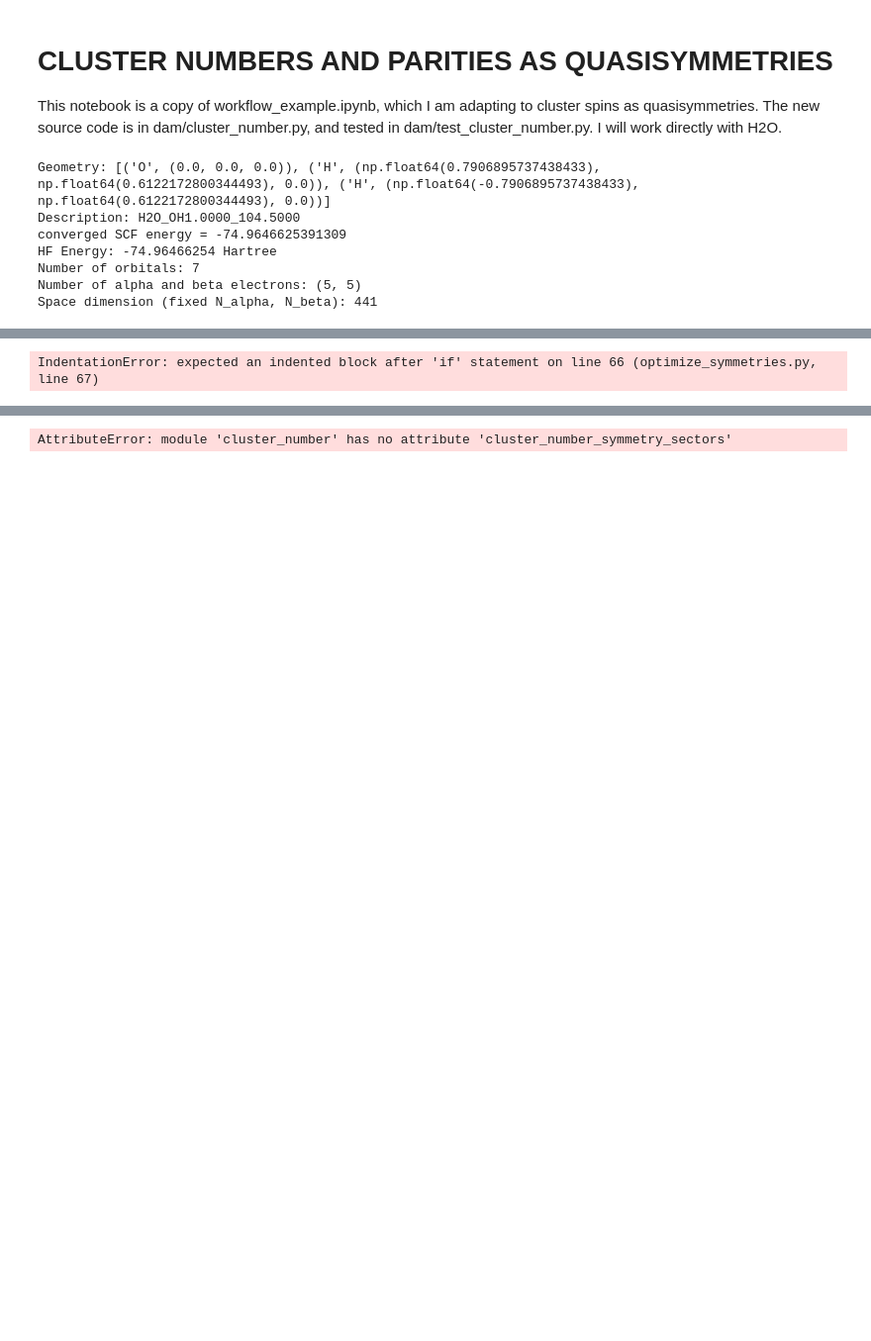
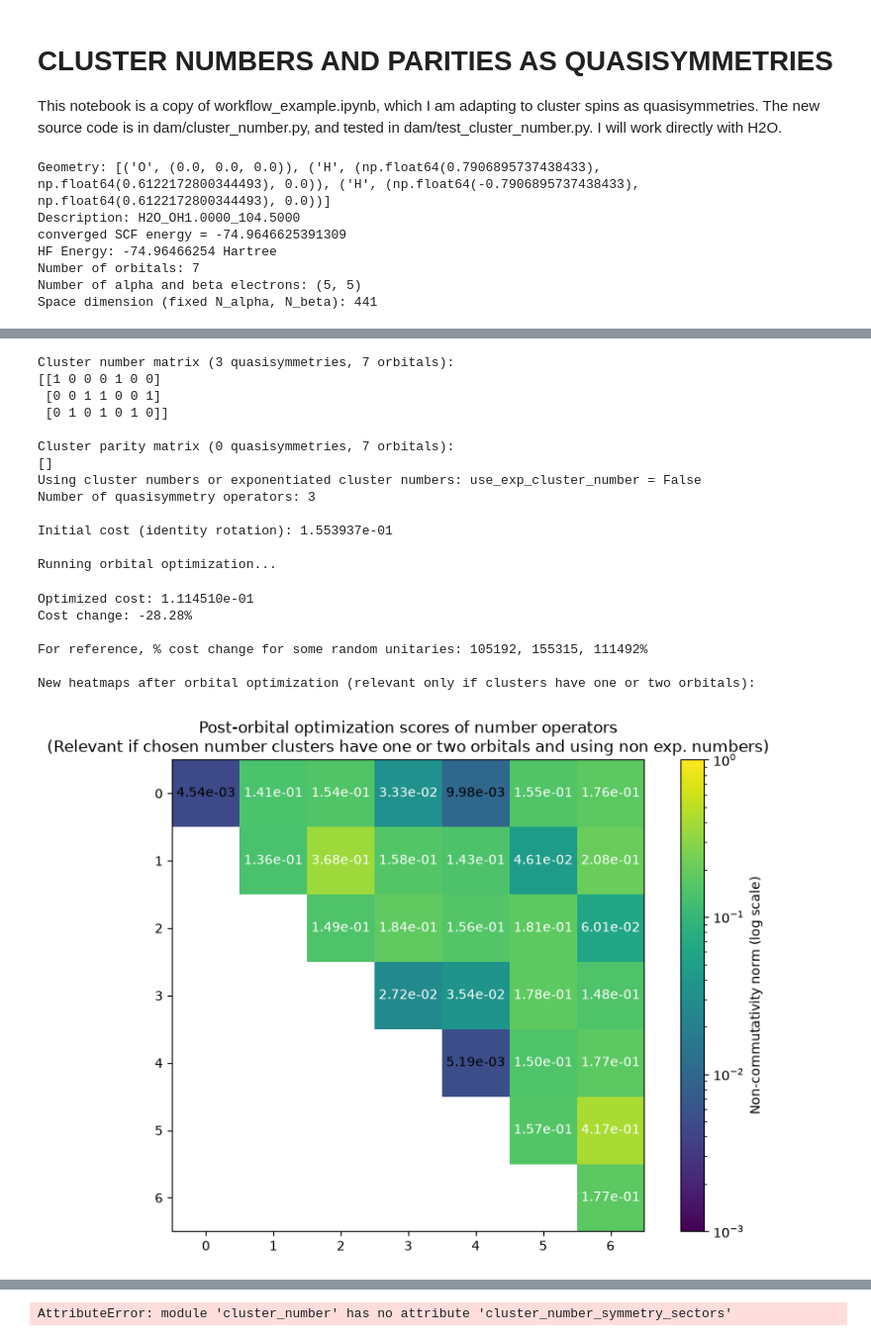
Before and after one commit to aleksey-uvarov/quasisymmetry, a Jupyter notebook: dam/workflow_example_cluster_numbers.ipynb, the cells around one changed output, grey strips where cells are left out. Shown at 99% size. Saved outputs shown, nothing was run; the diff lists cells and outputs as text; code cells hidden in the pictures; blank space fills up the shorter version.

Commit message:
implemented symmetry sectors for parity and numbers together

```diff
--- a/dam/workflow_example_cluster_numbers.ipynb
+++ b/dam/workflow_example_cluster_numbers.ipynb
@@ -166,6 +177,7 @@ or having number/parity operators relative to complementary clusters
 """
 
 from optimize_symmetries import parity_matrix_to_quasisymmetries, x_to_rotation, commutator_cost # improved to cluster_number.commutator_cost_v2
+import cost_functions
 import scipy.optimize
 from math import comb
 
@@ -239,7 +251,7 @@ print(f"Number of quasisymmetry operators: {len(quasisymmetry_operators)}")
 # --- Step 3.3: Define the cost function ---
 # Cost = sum over symmetries S_k of ||[H(U), S_k]|Ψ(U)⟩||²
 # We optimize over orbital rotation parameters x (anti-symmetric matrix)
-f = cluster_number.commutator_cost_v2(moldata_ffsim, quasisymmetry_operators, fci_state) # commutator_cost builds the cost function f: x upper triangle of antisym matrix |-> \sum_k ||[H(rotated with exp(x)), S_k]|Ψ(rotated with exp(x)⟩||²
+f = cost_functions.commutator_cost_v2(moldata_ffsim, quasisymmetry_operators, fci_state) # commutator_cost builds the cost function f: x upper triangle of antisym matrix |-> \sum_k ||[H(rotated with exp(x)), S_k]|Ψ(rotated with exp(x)⟩||²
 
 # --- Step 3.4: Initial guess (identity rotation) ---
 x0 = np.zeros(comb(norb, 2))
@@ -274,31 +286,50 @@ print(f"\nFor reference, % cost change for some random unitaries: {", ".join(map
 
 # get rotated Ham and state using same convention as in cost function (see optimize_symmetries.commutator_cost, or cluster_number.commutator_cost_v2)
 rotated_h = moldata_ffsim.hamiltonian.rotated(U_opt)
 rotated_h_linop = ffsim.linear_operator(rotated_h, norb, nelec)
 rotated_fci_state = ffsim.apply_orbital_rotation(
     fci_state, U_opt, norb, nelec)
 
 rotated_nc_scores_num = utils.get_heatmap_data(rotated_h_linop, rotated_fci_state, norb, one_orb_num_operators, two_orb_num_operators, upscale_factor=1)
 
 rotated_nc_scores_expnum = utils.get_heatmap_data(rotated_h_linop, rotated_fci_state, norb, one_orb_expnum_operators, two_orb_expnum_operators, upscale_factor=1)
 
 rotated_nc_scores_par = utils.get_heatmap_data(rotated_h_linop, rotated_fci_state, norb, one_orb_par_operators, two_orb_par_operators, upscale_factor=1)
 
 print("\nNew heatmaps after orbital optimization (relevant only if clusters have one or two orbitals):")
 
 utils.show_heatmap(rotated_nc_scores_num, vmin=1e-3, vmax=1e0, title='Post-orbital optimization scores of number operators\n(Relevant if chosen number clusters have one or two orbitals and using non exp. numbers)')
 
 utils.show_heatmap(rotated_nc_scores_expnum, vmin=1e-3, vmax=1e0, title='Post-orbital optimization scores of exp. number operators\n(Relevant if chosen number clusters have one or two orbitals and using exp. numbers)')
 
 utils.show_heatmap(rotated_nc_scores_par, vmin=1e-3, vmax=1e0, title='Post-orbital optimization scores of parity operators\n(Relevant if chosen parity clusters have one or two orbitals)')
 
 """
 NOTES ON SECTION 3:
 - The optimization finds U that minimizes the commutator norm
 - The orbital rotation U transforms the molecular orbitals to a new basis
 where the quasisymmetries commute better with the Hamiltonian.
 """
 
 print("\n")
 # %% [output]
-IndentationError: expected an indented block after 'if' statement on line 66 (optimize_symmetries.py, line 67)
+Cluster number matrix (3 quasisymmetries, 7 orbitals):
+[[1 0 0 0 1 0 0]
+ [0 0 1 1 0 0 1]
+ [0 1 0 1 0 1 0]]
+
+Cluster parity matrix (0 quasisymmetries, 7 orbitals):
+[]
+Using cluster numbers or exponentiated cluster numbers: use_exp_cluster_number = False
+Number of quasisymmetry operators: 3
+
+Initial cost (identity rotation): 1.553937e-01
+
+Running orbital optimization...
+Optimized cost: 1.114510e-01
+Cost change: -28.28%
+
+For reference, % cost change for some random unitaries: 105192, 155315, 111492%
+
+New heatmaps after orbital optimization (relevant only if clusters have one or two orbitals):
+[figure, added]
```
Also changed, not shown: parts of 3 cells of this notebook, 3 other files.
